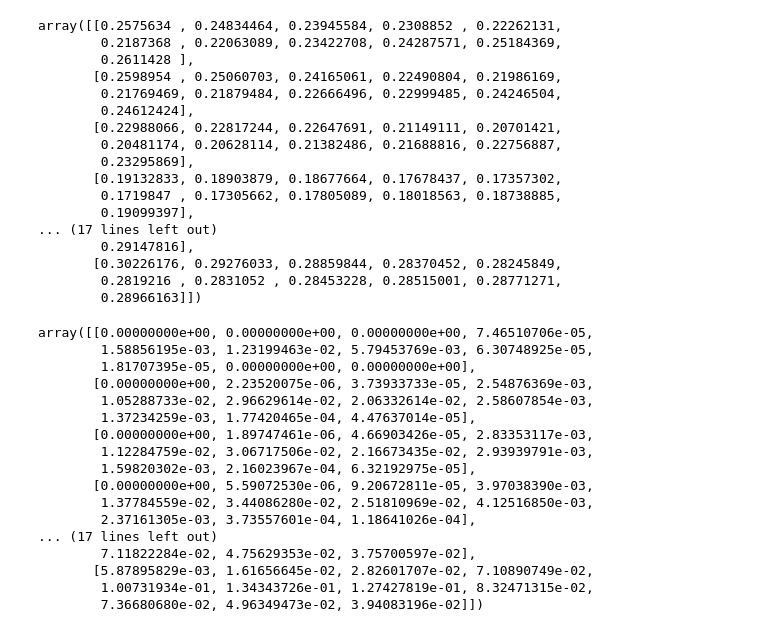
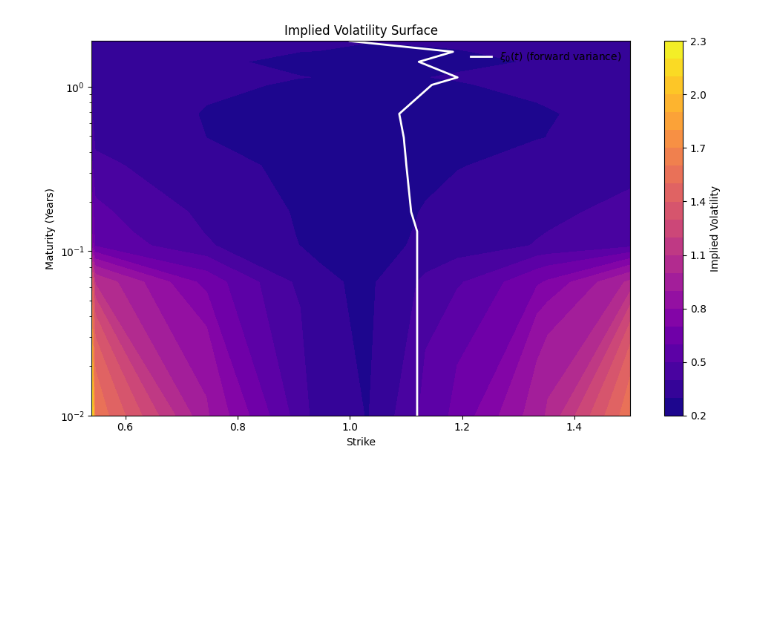
Before and after one commit to nwinkler99/deeponet_calibrations, a Jupyter notebook: training/training.ipynb, the cells around one changed output. Drawn from its saved outputs; the diff is of its cells as text; code cells hidden in the pictures; blank space fills up the shorter version.

```diff
--- a/training/training.ipynb
+++ b/training/training.ipynb
@@ -71,6 +102,7 @@ from datetime import datetime
 import os
 import pickle
 import numpy as np
+import pandas as pd
 
 import sys, os
 sys.path.append(os.path.abspath(os.path.join(os.getcwd(), '..')))
@@ -84,13 +116,27 @@ from models.framework import DeepONet, Trainer, ModelEvaluator
 
 cfg = SimulationConfig(M=50000, n=500, T_max=2.0, S0=1.0, G=2)
 surfaces = generate_surfaces(
-    num_sets=1,
+    num_sets=10,
     forward_curves_per_set=10,
     cfg=cfg,
     seed=4235,
     randomize_grid=True,
 )
 
+# params = [surf["params"] for surf in surfaces]
+# unique_sets = {p["eta"]: (p["rho"], p["H"]) for p in params}.keys()
+
+# etas = [surf["params"]["eta"] for surf in surfaces if (surf["fwd_id"] == 0) and (surf["grid_id"] == 0)]
+# rhos = [surf["params"]["rho"] for surf in surfaces if (surf["fwd_id"] == 0) and (surf["grid_id"] == 0)]
+# Hs   = [surf["params"]["H"]   for surf in surfaces if (surf["fwd_id"] == 0) and (surf["grid_id"] == 0)]
+# param_table = pd.DataFrame({
+#     "set_id": range(len(etas)),
+#     "η": np.round(etas, 3),
+#     "ρ": np.round(rhos, 3),
+#     "H": np.round(Hs, 3)
+# })
+# print(param_table)
+
 #Load surfaces from pickle file
 # with open('data/surfaces_progress.pkl', 'rb') as f:
 #    surfaces = pickle.load(f)
@@ -103,40 +148,21 @@ surfaces = generate_surfaces(
-# %%
-surfaces[0]["iv_surface"]
-# %% [output]
-array([[0.2575634 , 0.24834464, 0.23945584, 0.2308852 , 0.22262131,
-        0.2187368 , 0.22063089, 0.23422708, 0.24287571, 0.25184369,
-        0.2611428 ],
-       [0.2598954 , 0.25060703, 0.24165061, 0.22490804, 0.21986169,
-        0.21769469, 0.21879484, 0.22666496, 0.22999485, 0.24246504,
-        0.24612424],
-       [0.22988066, 0.22817244, 0.22647691, 0.21149111, 0.20701421,
-        0.20481174, 0.20628114, 0.21382486, 0.21688816, 0.22756887,
-        0.23295869],
-       [0.19132833, 0.18903879, 0.18677664, 0.17678437, 0.17357302,
-        0.1719847 , 0.17305662, 0.17805089, 0.18018563, 0.18738885,
-        0.19099397],
-... (17 lines left out)
-        0.29147816],
-       [0.30226176, 0.29276033, 0.28859844, 0.28370452, 0.28245849,
-        0.2819216 , 0.2831052 , 0.28453228, 0.28515001, 0.28771271,
-        0.28966163]])
-# %%
-surfaces[0]["price_surface"]
-# %% [output]
-array([[0.00000000e+00, 0.00000000e+00, 0.00000000e+00, 7.46510706e-05,
-        1.58856195e-03, 1.23199463e-02, 5.79453769e-03, 6.30748925e-05,
-        1.81707395e-05, 0.00000000e+00, 0.00000000e+00],
-       [0.00000000e+00, 2.23520075e-06, 3.73933733e-05, 2.54876369e-03,
-        1.05288733e-02, 2.96629614e-02, 2.06332614e-02, 2.58607854e-03,
-        1.37234259e-03, 1.77420465e-04, 4.47637014e-05],
-       [0.00000000e+00, 1.89747461e-06, 4.66903426e-05, 2.83353117e-03,
-        1.12284759e-02, 3.06717506e-02, 2.16673435e-02, 2.93939791e-03,
-        1.59820302e-03, 2.16023967e-04, 6.32192975e-05],
-       [0.00000000e+00, 5.59072530e-06, 9.20672811e-05, 3.97038390e-03,
-        1.37784559e-02, 3.44086280e-02, 2.51810969e-02, 4.12516850e-03,
-        2.37161305e-03, 3.73557601e-04, 1.18641026e-04],
-... (17 lines left out)
-        7.11822284e-02, 4.75629353e-02, 3.75700597e-02],
-       [5.87895829e-03, 1.61656645e-02, 2.82601707e-02, 7.10890749e-02,
-        1.00731934e-01, 1.34343726e-01, 1.27427819e-01, 8.32471315e-02,
-        7.36680680e-02, 4.96349473e-02, 3.94083196e-02]])
+# %%
+k = 145
+xi0_knots = np.array(surfaces[k]["params"]["xi0_knots"])
+maturities = np.array(surfaces[k]["grid"]["maturities"])
+
+# interpolate xi0 to the maturity grid
+xi0_interp = np.interp(
+    maturities,
+    np.linspace(maturities.min(), maturities.max(), len(xi0_knots)),
+    xi0_knots
+)
+
+plot_iv_surface(
+    surfaces[k]["iv_surface"],
+    surfaces[k]["grid"]["strikes"],
+    maturities,
+    xi0_curve=xi0_interp,
+    kind="contour"
+)
+# %% [output]
+[figure, added]
```
Also changed, not shown: parts of 10 cells of this notebook, 24 other files.
